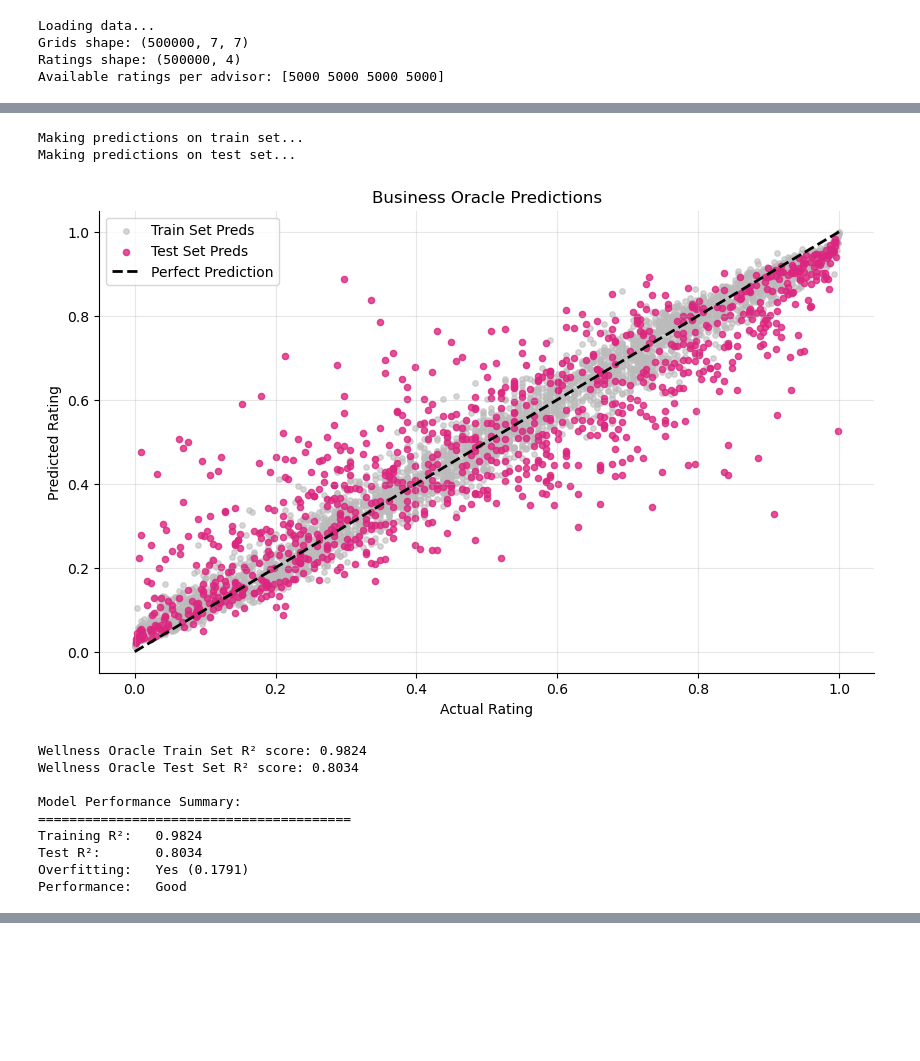
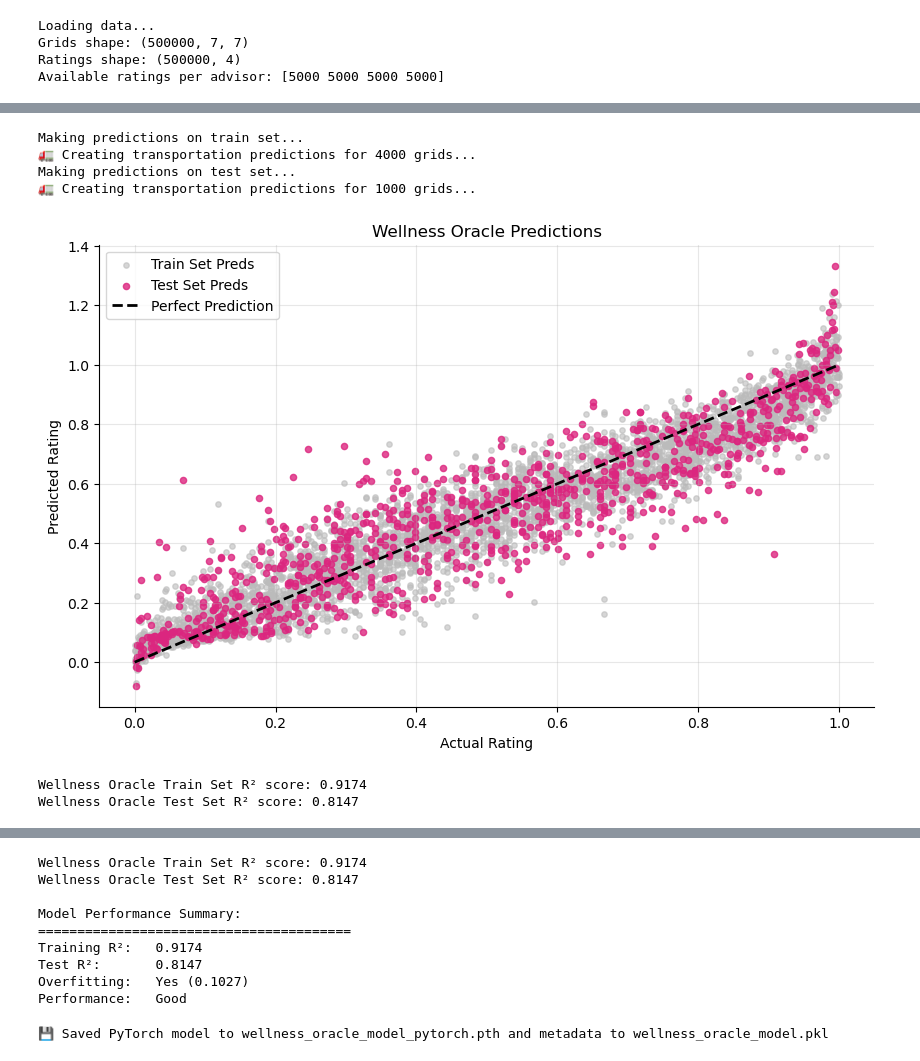
Before and after one commit to gwenzel/2156_cp2, a Jupyter notebook: 1_oracle_wellness.ipynb, the cells around one changed output, grey strips where cells are left out. Saved outputs shown, nothing was run; the diff lists cells and outputs as text; code cells hidden in the pictures; blank space fills up the shorter version.

Commit message:
update wellness

```diff
--- a/1_oracle_wellness.ipynb
+++ b/1_oracle_wellness.ipynb
@@ -42,10 +42,10 @@ import importlib
 import sys
 if 'oracle' in sys.modules:
     importlib.reload(sys.modules['oracle'])
-from oracle import WellnessOracle
+from oracle import CNNWellnessOracle #WellnessOracle
 
 # Initialize Wellness Oracle
-wellness_oracle = WellnessOracle()
+wellness_oracle = CNNWellnessOracle()
 print("Tax Oracle initialized!")
 
 # Select grids and ratings for Wellness advisor (not nan, index 0)
@@ -154,5 +80,6 @@ Predictions shape: (5000,)
 # %%
 from sklearn.metrics import r2_score
+from sklearn.model_selection import train_test_split
 from matplotlib import pyplot as plt
 
 def plot_and_r2(preds_train, preds_test, ratings_train, ratings_test):
@@ -175,51 +102,42 @@ def plot_and_r2(preds_train, preds_test, ratings_train, ratings_test):
     plt.legend() #Display legend
     plt.grid(True, alpha=0.3)
     plt.show() #Show plot
 
     #Calculate R2 score for train and test sets
     train_r2 = r2_score(ratings_train, preds_train)
     test_r2 = r2_score(ratings_test, preds_test)
 
     print(f"Wellness Oracle Train Set R² score: {train_r2:.4f}")
     print(f"Wellness Oracle Test Set R² score: {test_r2:.4f}")
 
     return train_r2, test_r2
 
-# Extract the actual ratings from train and test data
-ratings_train = train_data['target'].values
-ratings_test = test_data['target'].values
+# For PyTorch CNN model, we need to recreate the train/test split and get predictions
+# Use the same random state as used in the model training (42)
+X_train, X_test, y_train, y_test = train_test_split(
+    grids_subset, ratings_subset, test_size=0.2, random_state=42)
 
-# Remove the target column to get just the features for prediction
-train_features = train_data.drop('target', axis=1)
-test_features = test_data.drop('target', axis=1)
-
-# Make predictions on the train and test features
 print("Making predictions on train set...")
-preds_train = wellness_oracle.model.predict(train_features)
+preds_train = wellness_oracle.predict(X_train)
 
 print("Making predictions on test set...")
-preds_test = wellness_oracle.model.predict(test_features)
+preds_test = wellness_oracle.predict(X_test)
 
 # Create the plot and get R² scores
-train_r2, test_r2 = plot_and_r2(preds_train, preds_test, ratings_train, ratings_test)
+train_r2, test_r2 = plot_and_r2(preds_train, preds_test, y_train, y_test)
 
 # Additional analysis
 print(f"\nModel Performance Summary:")
 print(f"{'='*40}")
 print(f"Training R²:   {train_r2:.4f}")
 print(f"Test R²:       {test_r2:.4f}")
 print(f"Overfitting:   {'Yes' if (train_r2 - test_r2) > 0.1 else 'No'} ({train_r2 - test_r2:.4f})")
 print(f"Performance:   {'Excellent' if test_r2 > 0.9 else 'Good' if test_r2 > 0.8 else 'Fair' if test_r2 > 0.6 else 'Poor'}")
 # %% [output]
 Making predictions on train set...
+🚛 Creating transportation predictions for 4000 grids...
 Making predictions on test set...
+🚛 Creating transportation predictions for 1000 grids...
-[figure, old version]
+[figure, new version]
-Wellness Oracle Train Set R² score: 0.9824
-Wellness Oracle Test Set R² score: 0.8034
-
-Model Performance Summary:
-========================================
-Training R²:   0.9824
-Test R²:       0.8034
-Overfitting:   Yes (0.1791)
-Performance:   Good
+Wellness Oracle Train Set R² score: 0.9174
+Wellness Oracle Test Set R² score: 0.8147
@@ -226,3 +145,12 @@ Performance:   Good
+Wellness Oracle Train Set R² score: 0.9174
+Wellness Oracle Test Set R² score: 0.8147
+
+Model Performance Summary:
+========================================
+Training R²:   0.9174
+Test R²:       0.8147
+Overfitting:   Yes (0.1027)
+Performance:   Good
 # %%
 # save model in pkl file
 wellness_oracle.save_model('wellness_oracle_model.pkl')
@@ -232,3 +160,5 @@ wellness_oracle.save_model('wellness_oracle_model.pkl')
 # from oracle import WellnessOracle
 # wellness_oracle = WellnessOracle.load_model("wellness_oracle_model.pkl")
 # --- IGNORE ---
+# %% [output]
+💾 Saved PyTorch model to wellness_oracle_model_pytorch.pth and metadata to wellness_oracle_model.pkl
```
Also changed, not shown: parts of 2 cells of this notebook, 2 other files.
